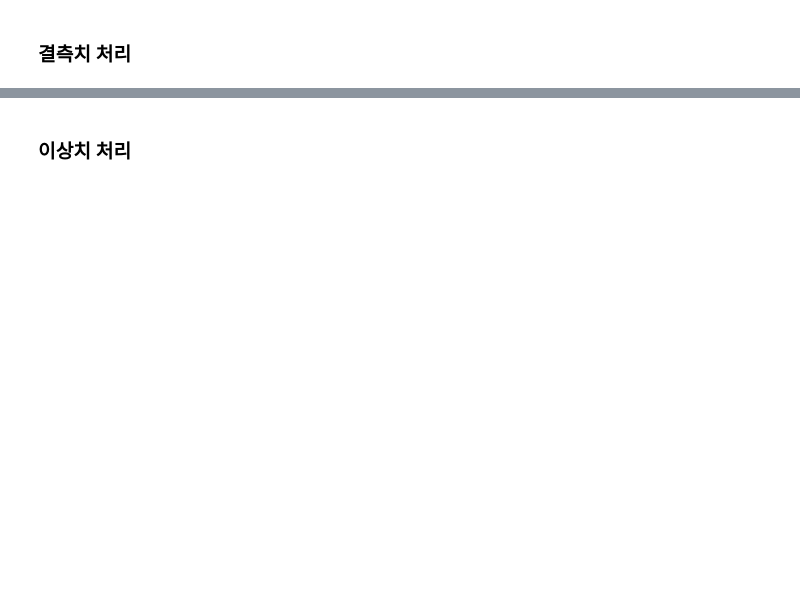
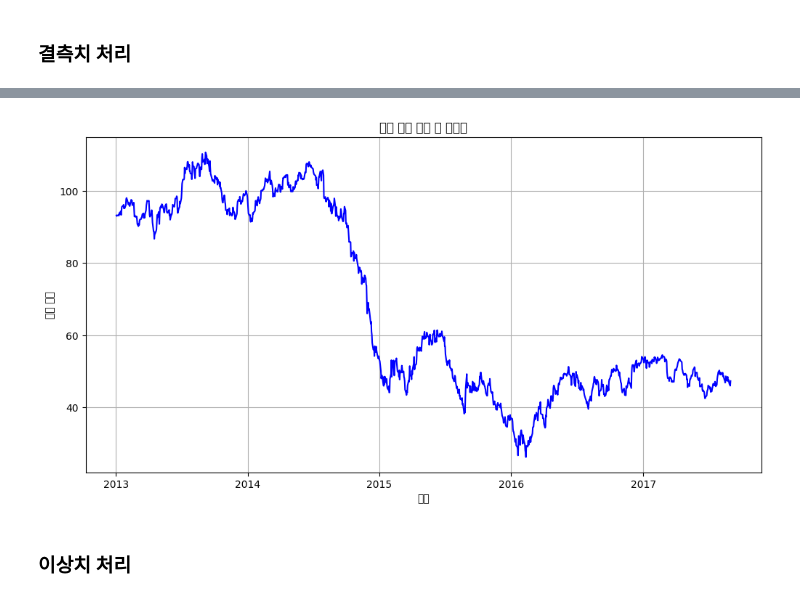
Before and after one commit to biomedist/Data-Analysis-with-Open-Source, a Jupyter notebook: 오픈소스_데이터_분석_7강.ipynb, the cells around one changed output, grey strips where cells are left out. Saved outputs shown, nothing was run; the diff lists cells and outputs as text; code cells hidden in the pictures; blank space fills up the shorter version.

```diff
--- a/오픈소스_데이터_분석_7강.ipynb
+++ b/오픈소스_데이터_분석_7강.ipynb
@@ -364,0 +394,18 @@ plt.show()
+# %%
+# pandas 라이브러리 임포트
+import pandas as pd
+
+# 파일 경로를 명시하여 각 파일을 데이터프레임으로 불러와 변수에 할당(데이터프레임을 만드는것이 선수행되어야 함)
+train = pd.read_csv('train.csv')
+stores = pd.read_csv('stores.csv')
+transactions = pd.read_csv('transactions.csv')
+oil = pd.read_csv('oil.csv')
+holidays_events = pd.read_csv('holidays_events.csv')
+
+
+## 판매, 매장, 거래, 원유, 휴일이벤트 데이터 결측치
+print(train.isnull().sum())
+print(stores.isnull().sum())
+print(transactions.isnull().sum())
+print(oil.isnull().sum())
+print(holidays_events.isnull().sum())
@@ -380,16 +448,18 @@ plt.show()
 # %%
 oil_cleaned = oil.copy()
 
-### 선형 보간법 적용한 원유 가격 데이터
-
+### 선형 보간법 적용한 원유 가격 데이터:중간끊김데이터를 연결
+oil_cleaned['dcoilwtico'] = oil_cleaned['dcoilwtico'].interpolate(method='linear')
 
 plt.figure(figsize=(12, 6))
 plt.plot(oil_cleaned['date'], oil_cleaned['dcoilwtico'], 'b-')
 plt.title("원유 가격 보간 후 데이터")
 plt.xlabel("날짜")
 plt.ylabel("원유 가격")
 plt.grid(True)
 plt.show()
+# %% [output]
+[figure, added]
 # %% [markdown]
 ### 이상치 처리
 # %%
```
Also changed, not shown: parts of 11 cells of this notebook.
